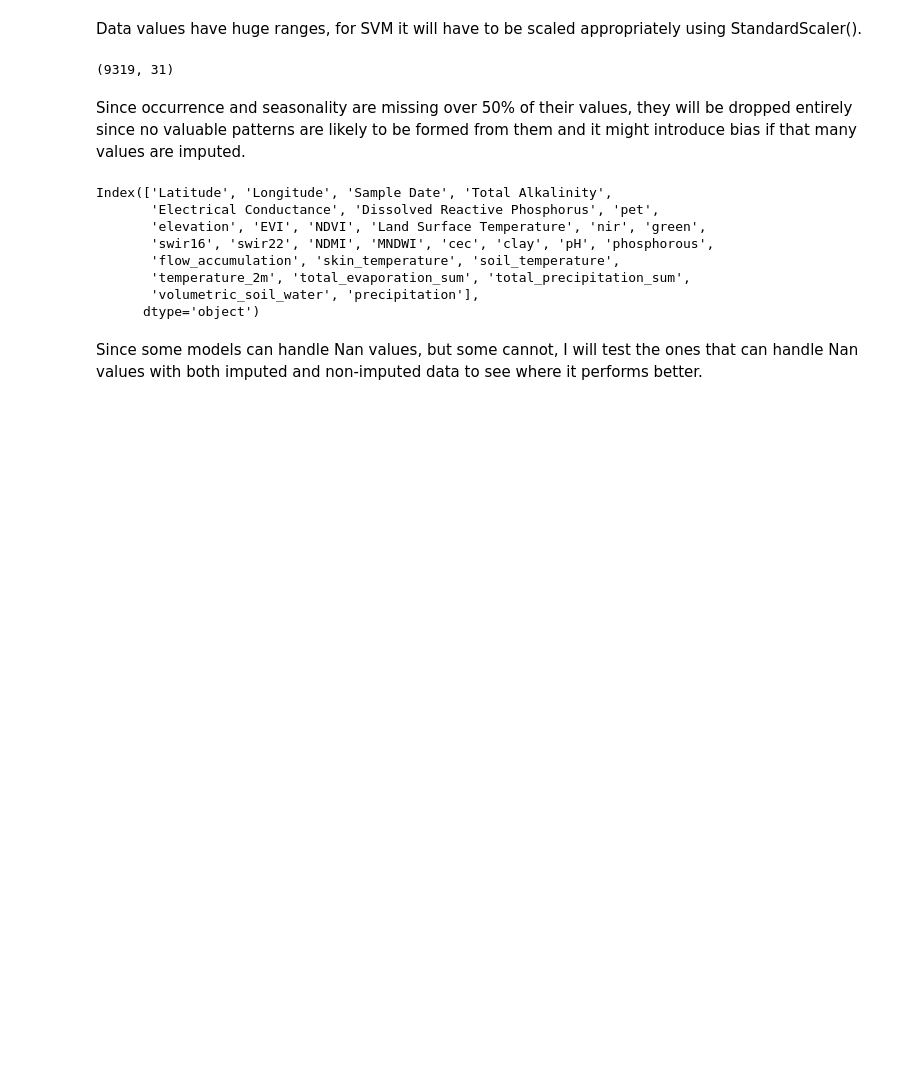
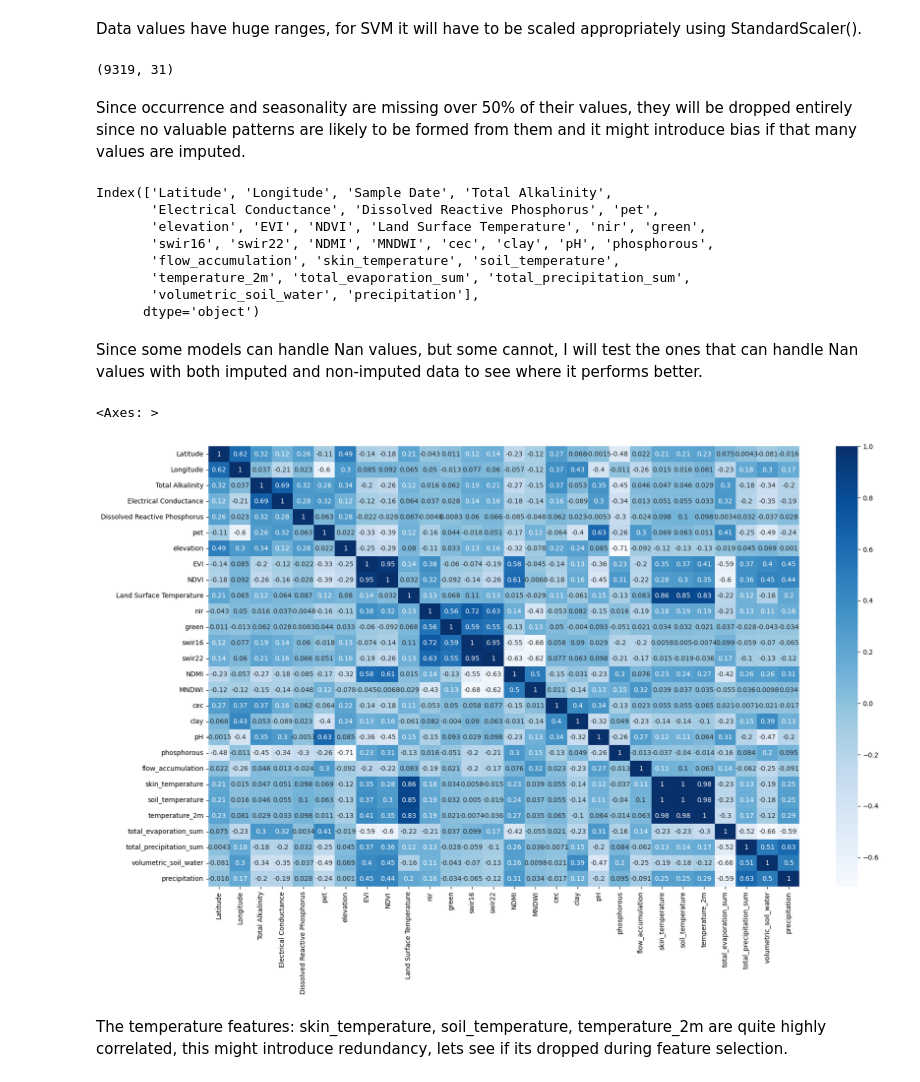
Before and after one commit to rohan-projects01/EY-AI-And-Data-Challenge, a Jupyter notebook: eda.ipynb, the cells around one changed output. Drawn from its saved outputs; the diff is of its cells as text; code cells hidden in the pictures; blank space fills up the shorter version.

Commit message:
plotted correlation heatmap to check feature redundany, feature selection possibilities

```diff
--- a/eda.ipynb
+++ b/eda.ipynb
@@ -185,3 +185,16 @@ Index(['Latitude', 'Longitude', 'Sample Date', 'Total Alkalinity',
       dtype='object')
 # %% [markdown]
 Since some models can handle Nan values, but some cannot, I will test the ones that can handle Nan values with both imputed and non-imputed data to see where it performs better.
+# %%
+## Plot correlation heatmap with Seaborn.
+
+import seaborn as sns
+
+drop_date_df = wq_df.drop(columns=['Sample Date'])
+plt.figure(figsize=(20, 12))
+sns.heatmap(drop_date_df.corr(), annot=True, cmap=plt.cm.Blues)
+# %% [output]
+<Axes: >
+[figure, added]
+# %% [markdown]
+The temperature features: skin_temperature, soil_temperature, temperature_2m are quite highly correlated, this might introduce redundancy, lets see if its dropped during feature selection.
```
